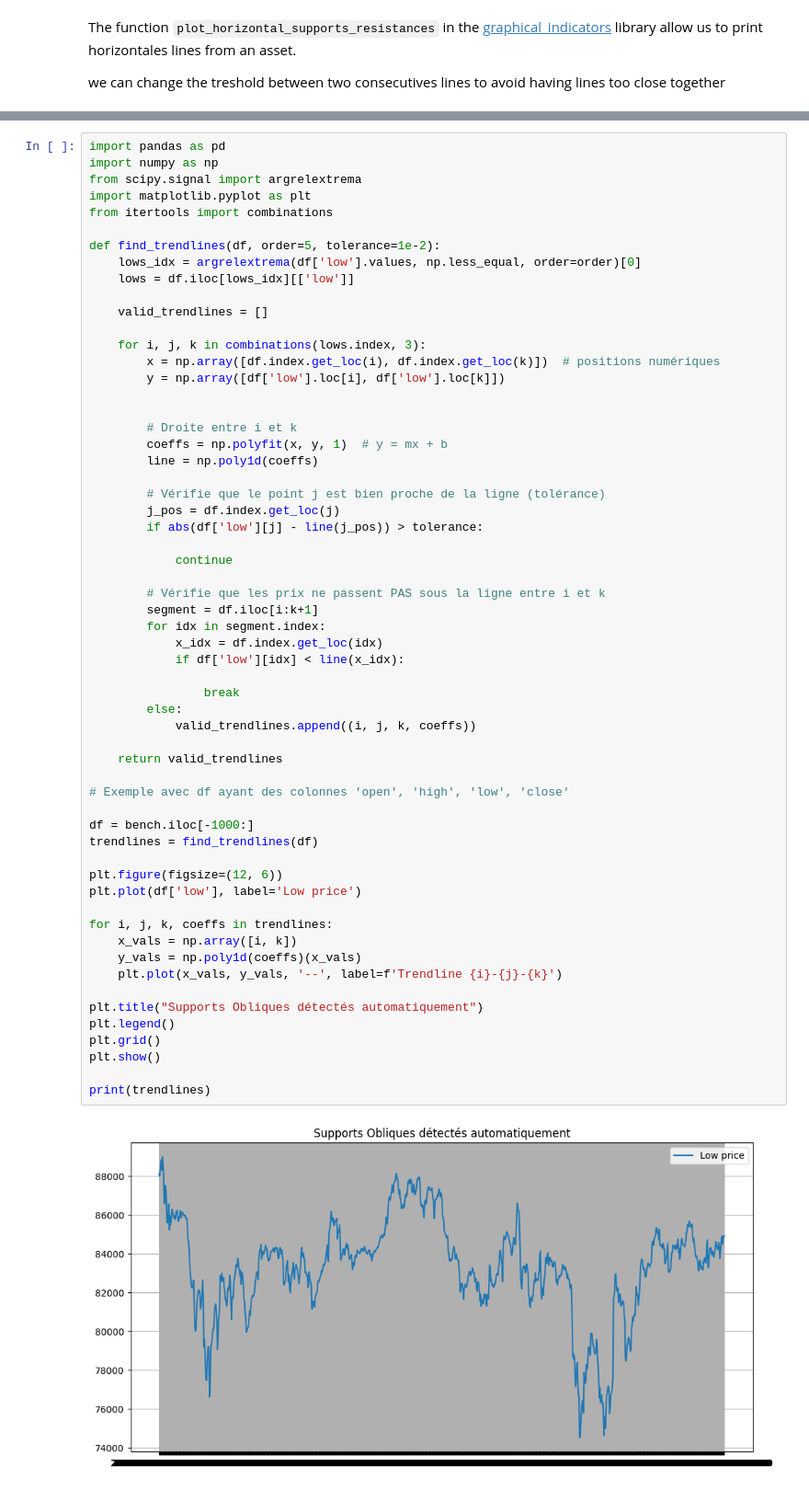
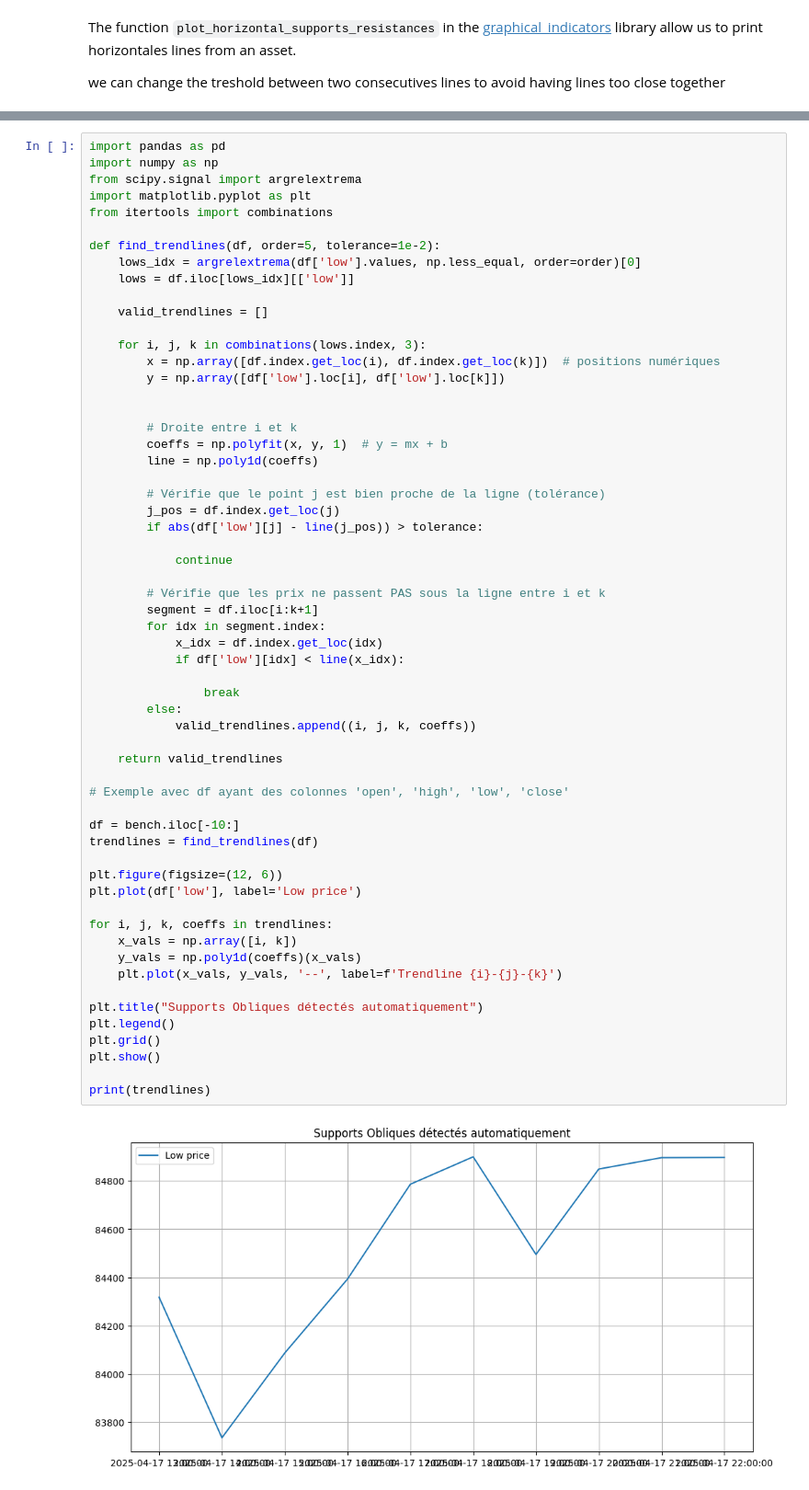
Before and after one commit to femifacia/backtest_crypto_quant_strategy, a Jupyter notebook: main.ipynb, the cells around one changed output, grey strips where cells are left out. Shown at 92% size. Drawn from its saved outputs; the diff is of its cells as text.

```diff
--- a/main.ipynb
+++ b/main.ipynb
@@ -91,35 +86,35 @@ def find_trendlines(df, order=5, tolerance=1e-2):
         segment = df.iloc[i:k+1]
         for idx in segment.index:
             x_idx = df.index.get_loc(idx)
             if df['low'][idx] < line(x_idx):
 
                 break
         else:
             valid_trendlines.append((i, j, k, coeffs))
 
     return valid_trendlines
 
 # Exemple avec df ayant des colonnes 'open', 'high', 'low', 'close'
 
-df = bench.iloc[-1000:]
+df = bench.iloc[-10:]
 trendlines = find_trendlines(df)
 
 plt.figure(figsize=(12, 6))
 plt.plot(df['low'], label='Low price')
 
 for i, j, k, coeffs in trendlines:
     x_vals = np.array([i, k])
     y_vals = np.poly1d(coeffs)(x_vals)
     plt.plot(x_vals, y_vals, '--', label=f'Trendline {i}-{j}-{k}')
 
 plt.title("Supports Obliques détectés automatiquement")
 plt.legend()
 plt.grid()
 plt.show()
 
 print(trendlines)
 # %% [output]
-[figure, old version]
+[figure, new version]
 []
 # %%
 import pandas as pd
```
Also changed, not shown: parts of 16 cells of this notebook, 12 other files.
